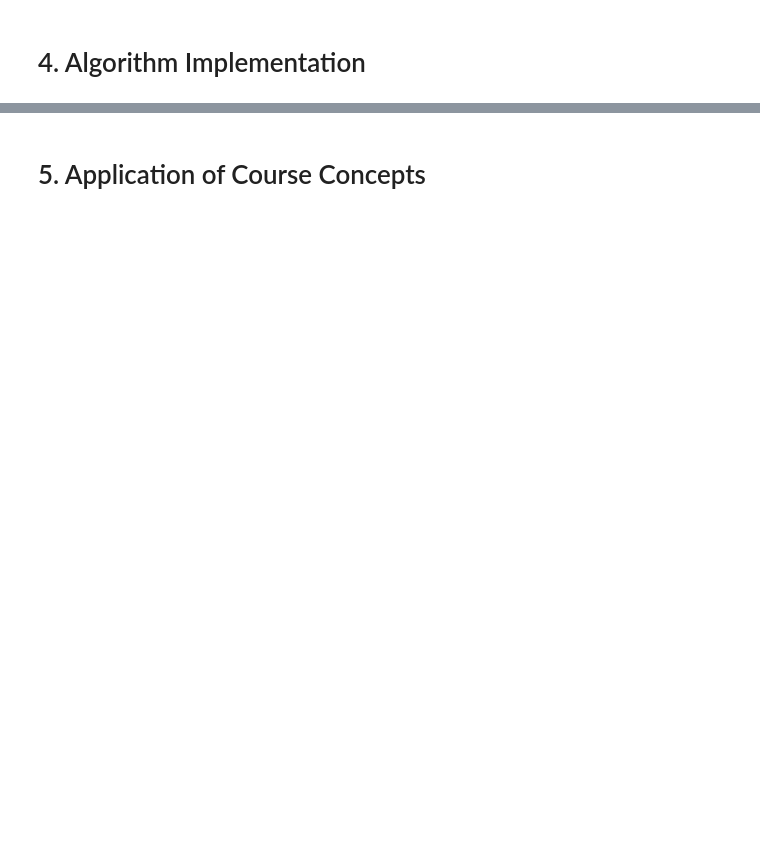
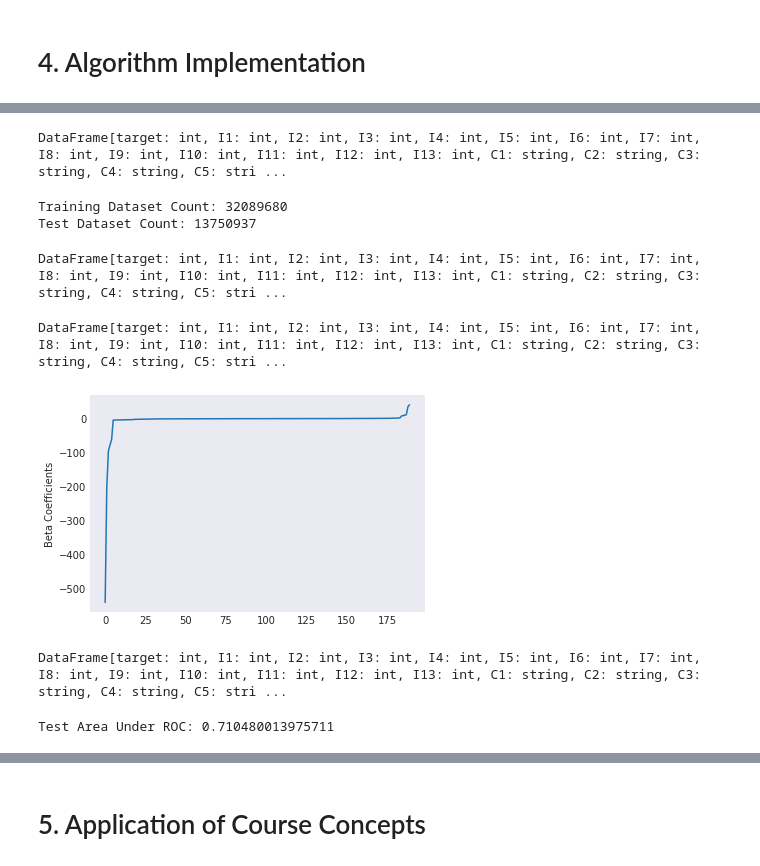
Before and after one commit to ansjory/w261_project, a Jupyter notebook: fpj_workbook.ipynb, the cells around one changed output, grey strips where cells are left out. Saved outputs shown, nothing was run; the diff lists cells and outputs as text; code cells hidden in the pictures; blank space fills up the shorter version.

```diff
--- a/fpj_workbook.ipynb
+++ b/fpj_workbook.ipynb
@@ -256,0 +387,5 @@ sample.count()
+# %%
+# impute missing and take a look at imputed data
+train_df_impute = train_df.fillna(impute)
+train_df_impute.cache()
+pd.DataFrame(train_df_impute.take(10), columns=train_df_impute.columns).transpose()
@@ -259,0 +463,5 @@ sample.count()
+# %%
+pipeline = Pipeline(stages = stages)
+pipelineModel = pipeline.fit(train_df_impute)
+df = pipelineModel.transform(train_df_impute)
+df.printSchema()
@@ -259,0 +488,6 @@ sample.count()
+# %%
+# train_df_impute.unpersist()
+df.persist()
+train_df_impute.unpersist()
+# %% [output]
+DataFrame[target: int, I1: int, I2: int, I3: int, I4: int, I5: int, I6: int, I7: int, I8: int, I9: int, I10: int, I11: int, I12: int, I13: int, C1: string, C2: string, C3: string, C4: string, C5: stri ...
@@ -259,0 +497,29 @@ sample.count()
+# %%
+# split data into train and test sets
+train, test = df.randomSplit([0.7, 0.3], seed = 666)
+print("Training Dataset Count: " + str(train.count()))
+print("Test Dataset Count: " + str(test.count()))
+# %% [output]
+Training Dataset Count: 32089680
+Test Dataset Count: 13750937
+# %%
+df.unpersist()
+train.persist()
+test.persist()
+# %% [output]
+DataFrame[target: int, I1: int, I2: int, I3: int, I4: int, I5: int, I6: int, I7: int, I8: int, I9: int, I10: int, I11: int, I12: int, I13: int, C1: string, C2: string, C3: string, C4: string, C5: stri ...
+# %%
+# fit logistic regression model
+lr = LogisticRegression(featuresCol = 'scaledFeatures', labelCol = 'target', maxIter=10)
+lrModel = lr.fit(train)
+# %%
+train.unpersist()
+# %% [output]
+DataFrame[target: int, I1: int, I2: int, I3: int, I4: int, I5: int, I6: int, I7: int, I8: int, I9: int, I10: int, I11: int, I12: int, I13: int, C1: string, C2: string, C3: string, C4: string, C5: stri ...
+# %%
+beta = np.sort(lrModel.coefficients)
+plt.plot(beta)
+plt.ylabel('Beta Coefficients')
+plt.show()
+# %% [output]
+[figure, added]
@@ -259,0 +532,8 @@ sample.count()
+# %%
+test.unpersist()
+# %% [output]
+DataFrame[target: int, I1: int, I2: int, I3: int, I4: int, I5: int, I6: int, I7: int, I8: int, I9: int, I10: int, I11: int, I12: int, I13: int, C1: string, C2: string, C3: string, C4: string, C5: stri ...
+# %%
+print("Test Area Under ROC: " + str(evaluator.evaluate(predictions, {evaluator.metricName: "areaUnderROC"})))
+# %% [output]
+Test Area Under ROC: 0.710480013975711
```
Also changed, not shown: parts of 49 cells of this notebook.
